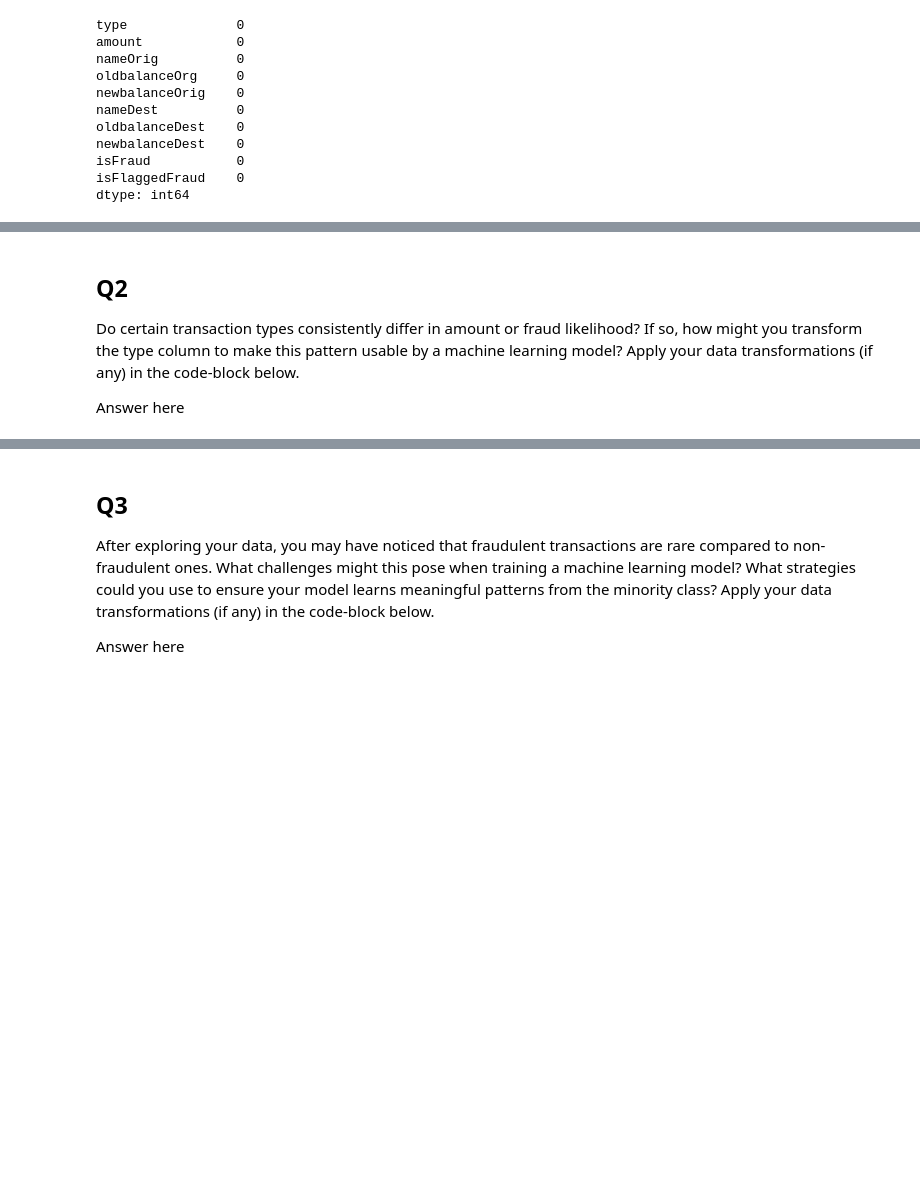
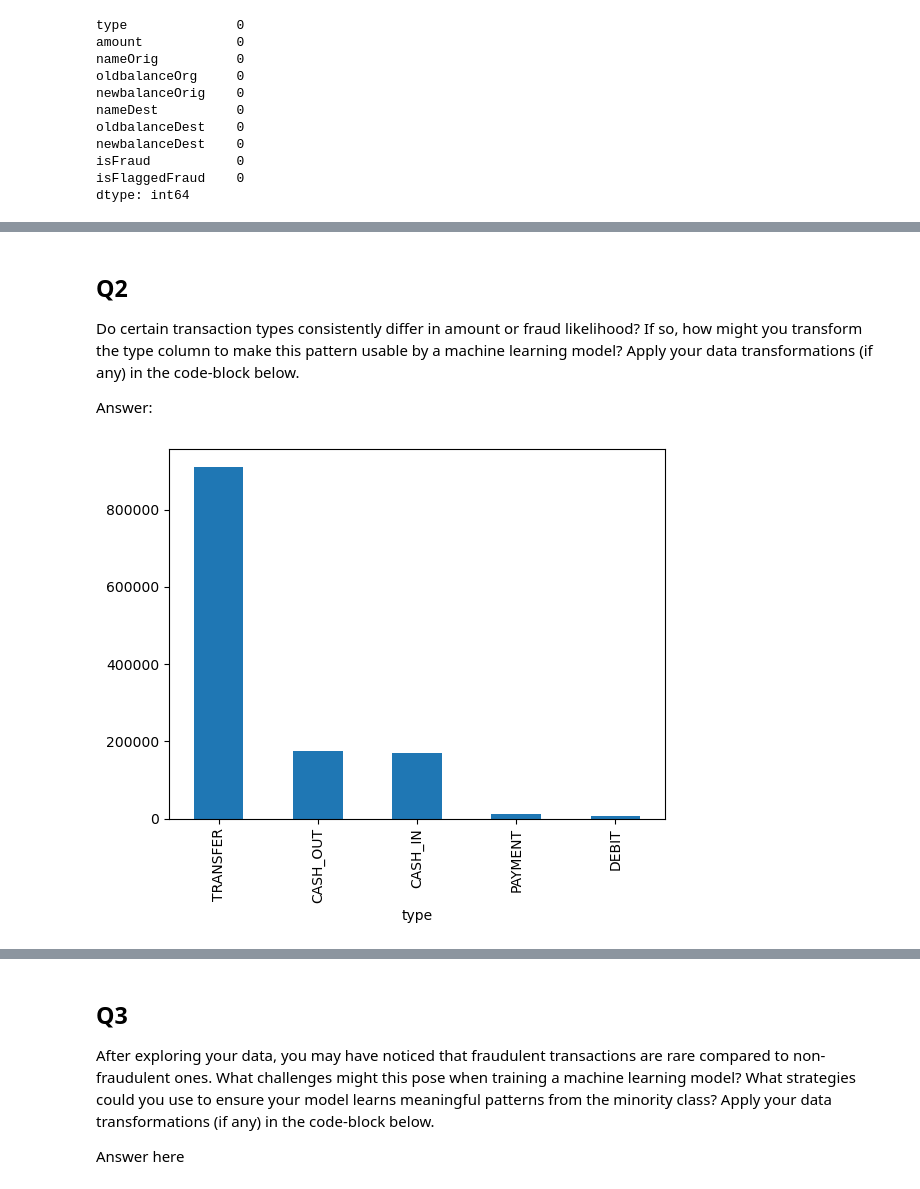
Before and after one commit to yuzchen7/detect-fraud, a Jupyter notebook: notebooks/transform.ipynb, the cells around one changed output, grey strips where cells are left out. Drawn from its saved outputs; the diff is of its cells as text; code cells hidden in the pictures; blank space fills up the shorter version.

```diff
--- a/notebooks/transform.ipynb
+++ b/notebooks/transform.ipynb
@@ -20,8 +20,8 @@ Does your model contain any missing values or "non-predictive" columns? If so, w
 
 Answer: There are no missing values in the dataset, as confirmed by checking with df.isnull().sum(). However, we will remove some non-predictive columns, nameOrig, nameDest, and isFlaggedFraud, those data are not features we can use to predict the target variable (isFraud).
 # %%
-transcations = pd.read_csv("../data/bank_transactions.csv")
-transcations.isna().sum()
+transactions = pd.read_csv("../data/bank_transactions.csv")
+transactions.isna().sum()
 # %% [output]
 type              0
 amount            0
@@ -36,0 +53,3 @@ dtype: int64
+# %%
+transactions.dropna(inplace=True)
+transactions.isna().sum()
@@ -39,4 +70,8 @@ dtype: int64
 
 Do certain transaction types consistently differ in amount or fraud likelihood? If so, how might you transform the type column to make this pattern usable by a machine learning model? Apply your data transformations (if any) in the code-block below.
 
-Answer here
+Answer:
+# %%
+type_amount_mean = transactions.groupby('type')['amount'].mean().sort_values(ascending=False).plot.bar()
+# %% [output]
+[figure, added]
```
Also changed, not shown: parts of 3 cells of this notebook, 1 other file.
